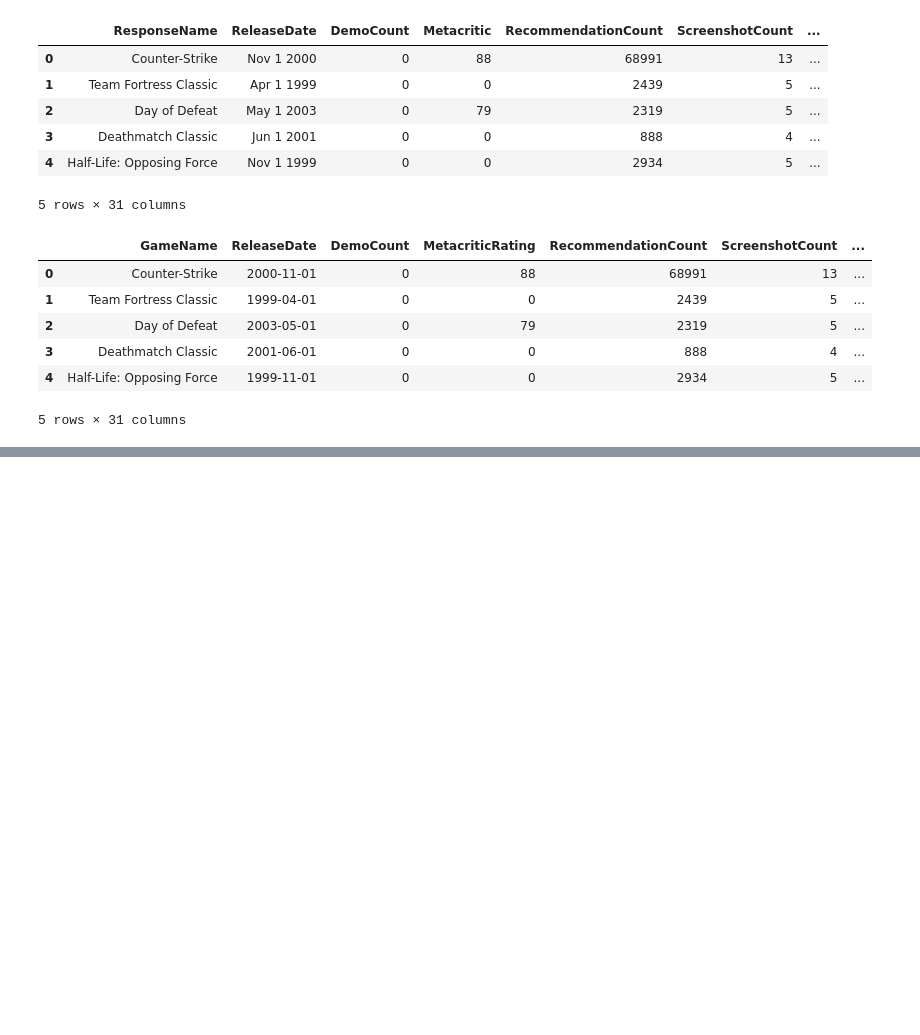
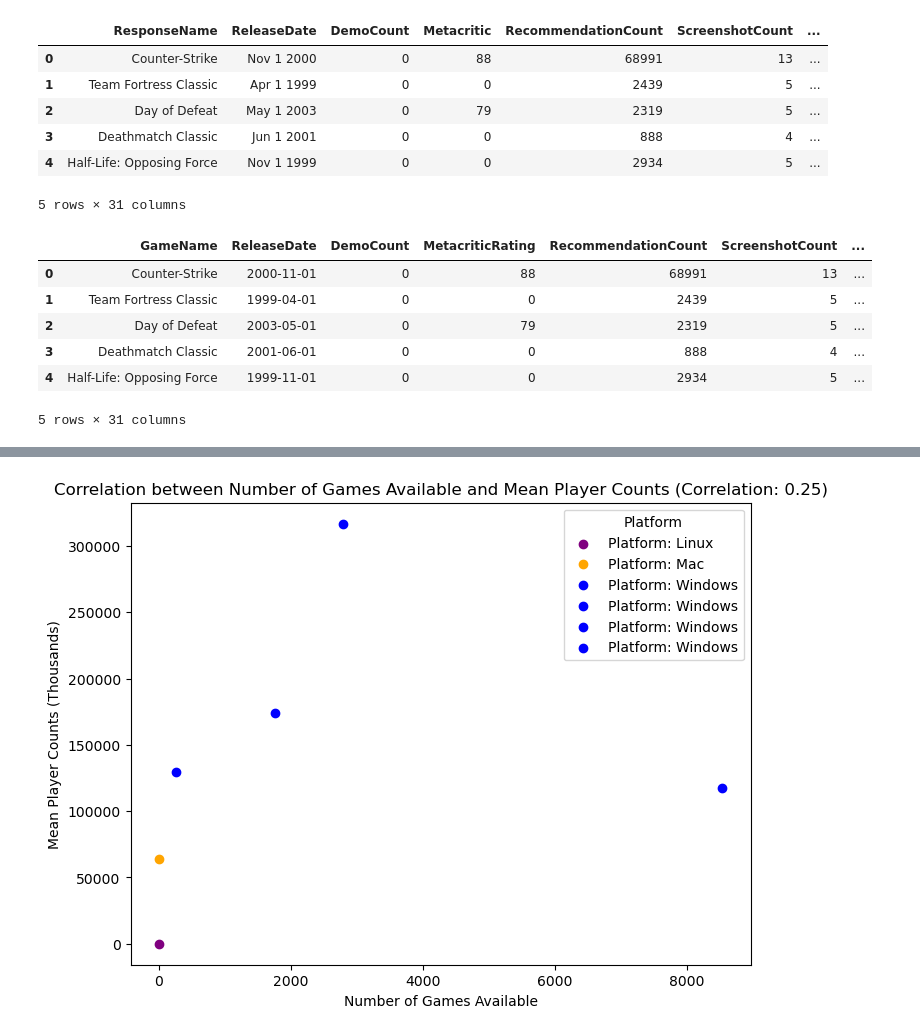
Before and after one commit to nardyjh/Project1-Group7, a Jupyter notebook: project1_Group7_game.ipynb, the cells around one changed output, grey strips where cells are left out. Saved outputs shown, nothing was run; the diff lists cells and outputs as text; code cells hidden in the pictures; blank space fills up the shorter version.

```diff
--- a/project1_Group7_game.ipynb
+++ b/project1_Group7_game.ipynb
@@ -50,0 +112,37 @@ cleaned_data_df.head()
+# %%
+# Calculate the mean player count for each platform
+mean_player_counts = games_data_df.groupby(['PlatformWindows', 'PlatformMac', 'PlatformLinux'])['SteamSpyOwners'].mean()
+
+# Calculate the number of games available on each platform
+num_games_available = games_data_df.groupby(['PlatformWindows', 'PlatformMac', 'PlatformLinux']).size()
+
+# Create a DataFrame to store the results
+correlation_df = pd.DataFrame({'MeanPlayerCounts': mean_player_counts, 'NumGamesAvailable': num_games_available})
+
+# Calculate the correlation between the number of games available and mean player counts
+correlation = correlation_df['MeanPlayerCounts'].corr(correlation_df['NumGamesAvailable'])
+
+# Create a scatter plot to visualize the correlation
+plt.figure(figsize=(8, 6))
+
+# Separate the data for each platform combination
+for platform, data in correlation_df.groupby(level=[0, 1, 2]):
+    if platform == (True, False, False):
+        color = 'blue'
+        platform_label = 'Windows'
+    elif platform == (False, True, False):
+        color = 'orange'
+        platform_label = 'Mac'
+    elif platform == (False, False, True):
+        color = 'purple'
+        platform_label = 'Linux'
+
+    plt.scatter(data['NumGamesAvailable'], data['MeanPlayerCounts'], label=f'Platform: {platform_label}', c=color)
+
+plt.title(f'Correlation between Number of Games Available and Mean Player Counts (Correlation: {correlation:.2f})')
+plt.xlabel('Number of Games Available')
+plt.ylabel('Mean Player Counts (Thousands)')
+plt.legend(title='Platform')
+plt.show()
+# %% [output]
+[figure, added]
```
Also changed, not shown: parts of 29 cells of this notebook, 3 other files.
